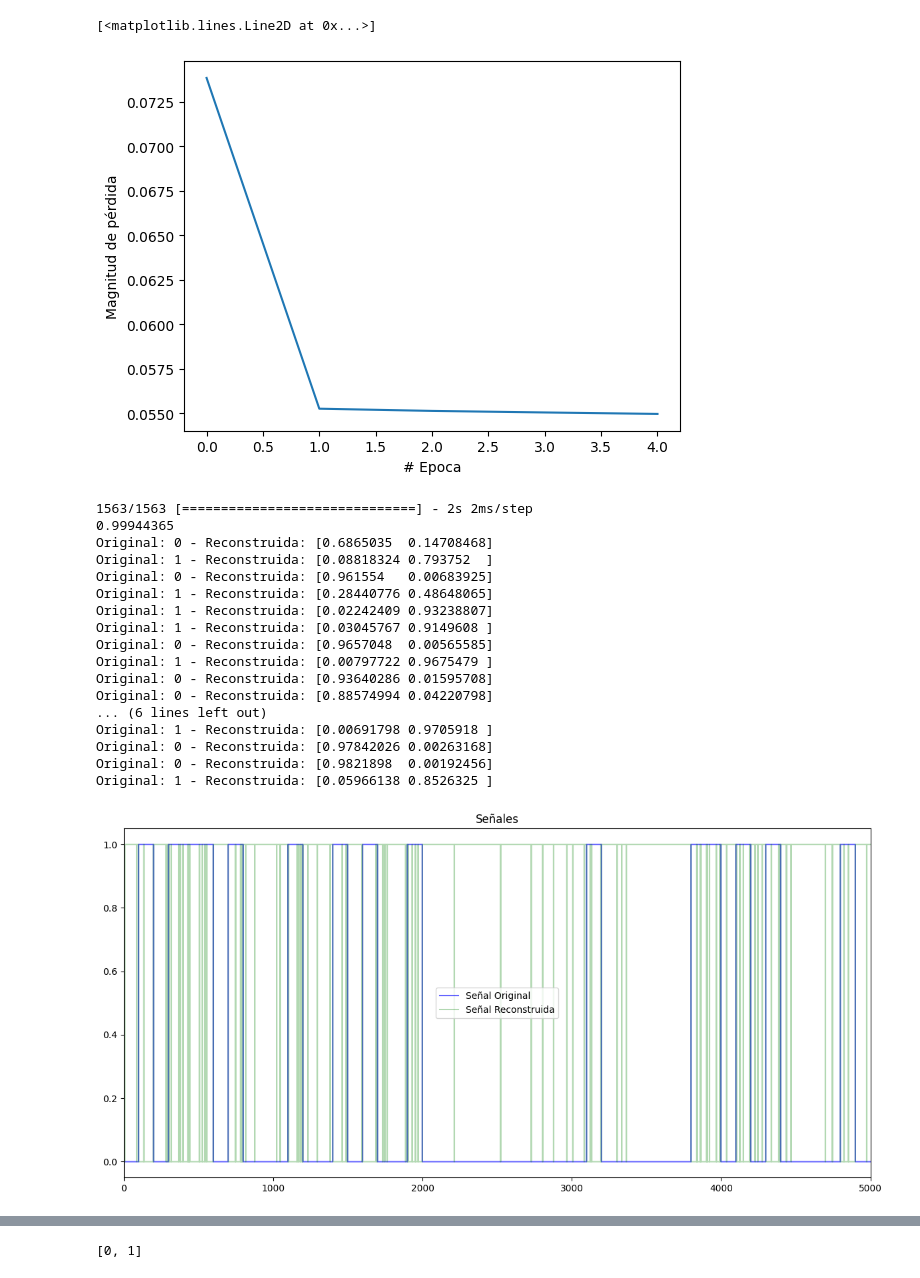
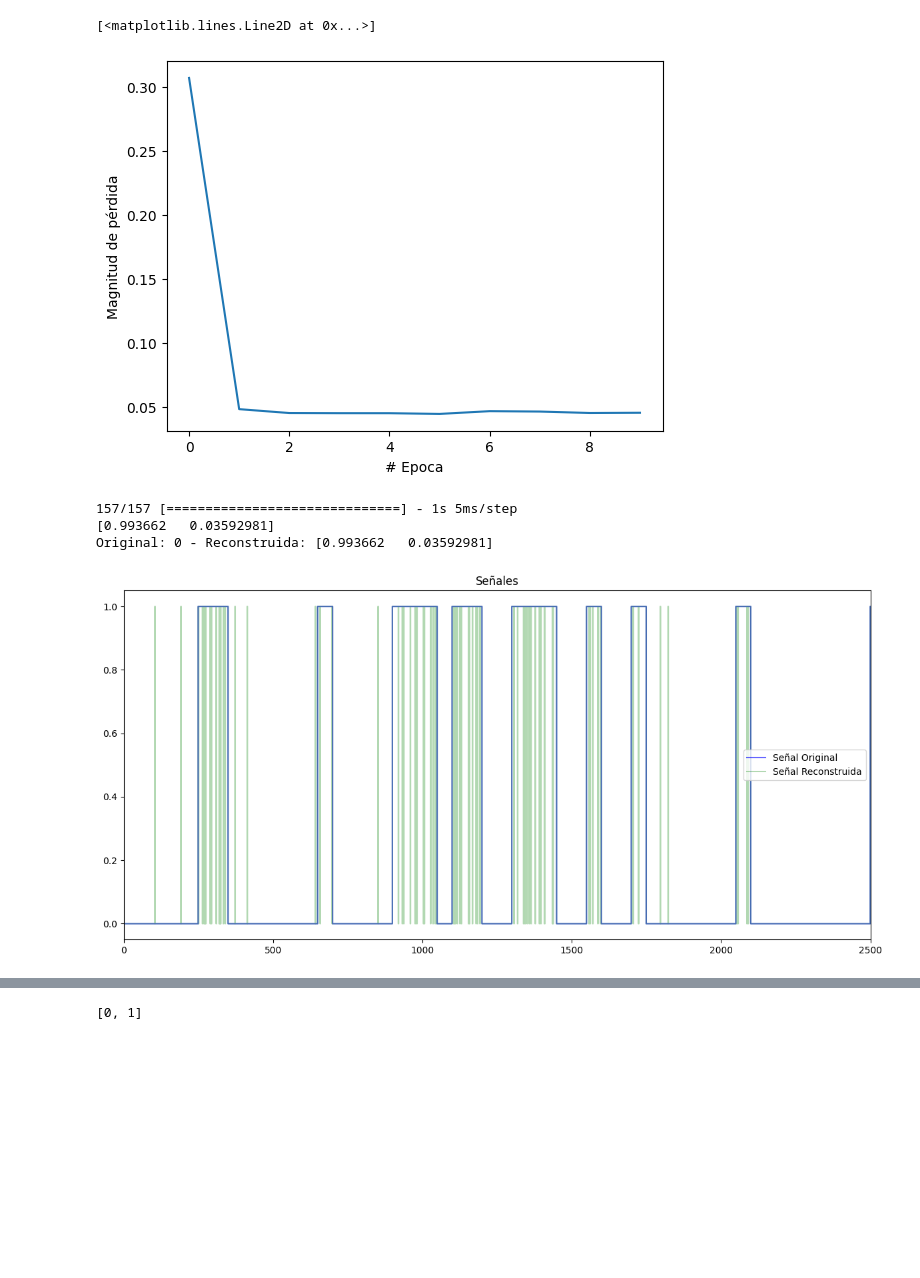
Before and after one commit to JCardenas05/Teoria_Se-ales, a Jupyter notebook: Taller_5/Taller_Red_5.ipynb, the cells around one changed output, grey strips where cells are left out. Drawn from its saved outputs; the diff is of its cells as text; code cells hidden in the pictures; blank space fills up the shorter version.

```diff
--- a/Taller_5/Taller_Red_5.ipynb
+++ b/Taller_5/Taller_Red_5.ipynb
@@ -14,14 +13,14 @@ def map(value, min, max):
 # %%
 a1 = 1       # Valor del símbolo a1
 a0 = 0    # Valor del símbolo a0
-Nsamples = 100  # Muestras de tiempo por símbolo
+Nsamples = 50 # Muestras de tiempo por símbolo
 # Probabilidades de los símbolos
-p_0 = 0.7
+p_0 = 0.8
 p_1 = 1 - p_0
 
 amp_noise = 0.25
 
-Nsymbols = 500 # Número total de símbolos
+Nsymbols = 100 # Número total de símbolos
 N = Nsymbols * Nsamples  # Número total de muestras
 
 time = np.linspace(0, N, N)
@@ -64,19 +63,19 @@ print(message_corrupt.shape[0])
 # %%
 
-entrada = tf.keras.layers.Dense(units=4, input_shape=[1])
-capa1 = tf.keras.layers.Dense(units=50, activation='relu')
-capa2 = tf.keras.layers.Dense(units=50, activation='relu')
-#capa3 = tf.keras.layers.Dense(units=50, activation='relu')
+entrada = tf.keras.layers.Dense(units=5, input_shape=[1])
+capa1 = tf.keras.layers.Dense(units=20, activation='relu')
+capa2 = tf.keras.layers.Dense(units=20, activation='relu')
+capa3 = tf.keras.layers.Dense(units=20, activation='relu')
 salida = tf.keras.layers.Dense(units=2, activation='sigmoid')
-modelo = tf.keras.Sequential([entrada, capa1, capa2, salida])
+modelo = tf.keras.Sequential([entrada, capa1, capa2,capa3, salida])
 
 # Compilación del modelo
 modelo.compile(optimizer='adam',
-               loss=tf.keras.losses.SparseCategoricalCrossentropy()
-
+               loss=tf.keras.losses.SparseCategoricalCrossentropy(),
+               metrics=['accuracy']
               )
 
-historial=modelo.fit(message_corrupt, message_org, epochs=5)
+historial=modelo.fit(message_corrupt, message_org, epochs=10)
 
 # Evaluación del modelo
 #loss, accuracy = modelo.evaluate(X_test, y_test)
@@ -103,71 +108,47 @@ plt.ylabel("Magnitud de pérdida")
 plt.plot(historial.history["loss"])
 # %% [output]
 [<matplotlib.lines.Line2D at 0x...>]
-[figure, old version]
+[figure, new version]
 # %%
 data_test = np.random.choice([a0, a1], size=Nsymbols, p=[p_0, p_1])
 data_test = np.concatenate([[v]*Nsamples for v in data_test])
 
 
 message_test = data_test
 noise_test = np.random.normal(0, o2, N)
 message_corrupt_test  = message_test + noise_test*amp_noise
 message_corrupt_test = message_corrupt_test.reshape(-1, 1)  # Redimensionar para que cada muestra sea un vector de entrada
 
 message_corrupt_test = map(message_corrupt_test,0,1)
 
 message_predict = modelo.predict(message_corrupt_test)
-message_predict_ = message_predict.reshape(1, -1)[0]
+#message_predict_ = message_predict.reshape(1, -1)[0]
 
+print(message_predict[0])
 
+#print(max(message_predict_))
 
-print(max(message_predict_))
-
-for i in range(0,2000,100):
+for i in range(0,100,100):
     print(f"Original: {message_test[i]} - Reconstruida: {message_predict[i]}")
 
 # Predecir y aplicar umbral
 
-values = [1,0]
+values = [0,1]
 message_predict = [values[np.argmax(dato)] for dato in message_predict]
-
-
-
-
-#message_predict_ = (message_predict > 0.01).astype(int)
-#umbral = 0.79
-#print(max(message_predict_))
-
-#message_predict = [1 if value >= umbral else 0 for value in message_predict_]
-#message_predict=message_predict_
 
 plt.figure(figsize=(12,6),tight_layout=True)  #modificar el tamaño (x,y)
 plt.step(time,message_test, '-b', label='Señal Original', alpha=0.6)
 plt.step(time,message_predict, '-g',label='Señal Reconstruida', alpha=0.3)
 #plt.step(time,message_corrupt, alpha=0.1)
-plt.xlim(0,int(N/10))
+plt.xlim(0,int(N/2))
 plt.title(f'Señales')
 plt.legend()
 plt.show()
 # %% [output]
-1563/1563 [==============================] - 2s 2ms/step
-0.99944365
-Original: 0 - Reconstruida: [0.6865035  0.14708468]
-Original: 1 - Reconstruida: [0.08818324 0.793752  ]
-Original: 0 - Reconstruida: [0.961554   0.00683925]
-Original: 1 - Reconstruida: [0.28440776 0.48648065]
-Original: 1 - Reconstruida: [0.02242409 0.93238807]
-Original: 1 - Reconstruida: [0.03045767 0.9149608 ]
-Original: 0 - Reconstruida: [0.9657048  0.00565585]
-Original: 1 - Reconstruida: [0.00797722 0.9675479 ]
-Original: 0 - Reconstruida: [0.93640286 0.01595708]
-Original: 0 - Reconstruida: [0.88574994 0.04220798]
-... (6 lines left out)
-Original: 1 - Reconstruida: [0.00691798 0.9705918 ]
-Original: 0 - Reconstruida: [0.97842026 0.00263168]
-Original: 0 - Reconstruida: [0.9821898  0.00192456]
-Original: 1 - Reconstruida: [0.05966138 0.8526325 ]
+157/157 [==============================] - 1s 5ms/step
+[0.993662   0.03592981]
+Original: 0 - Reconstruida: [0.993662   0.03592981]
-[figure, old version]
+[figure, new version]
 # %%
 plt.hist(message_predict)
 # %% [output]
```
Also changed, not shown: parts of 7 cells of this notebook.
